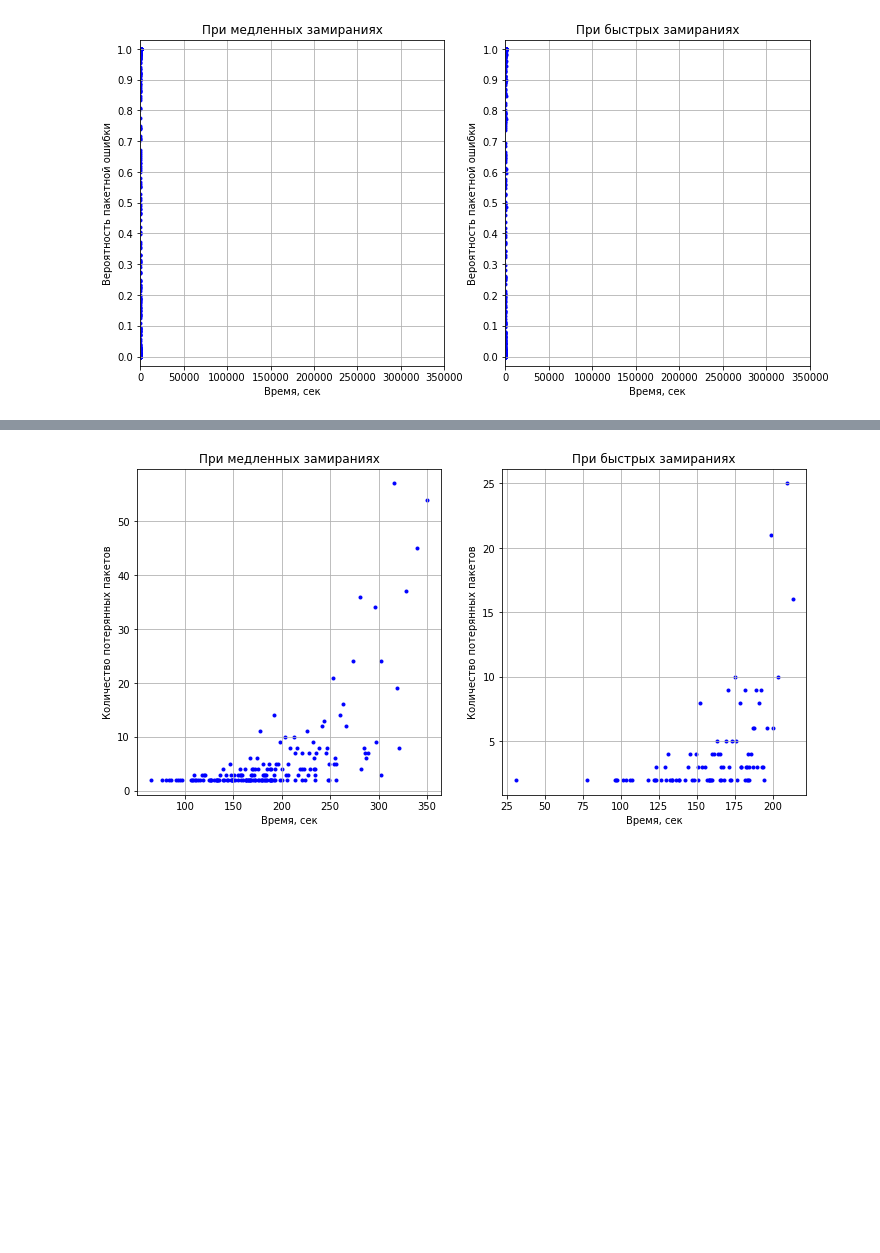
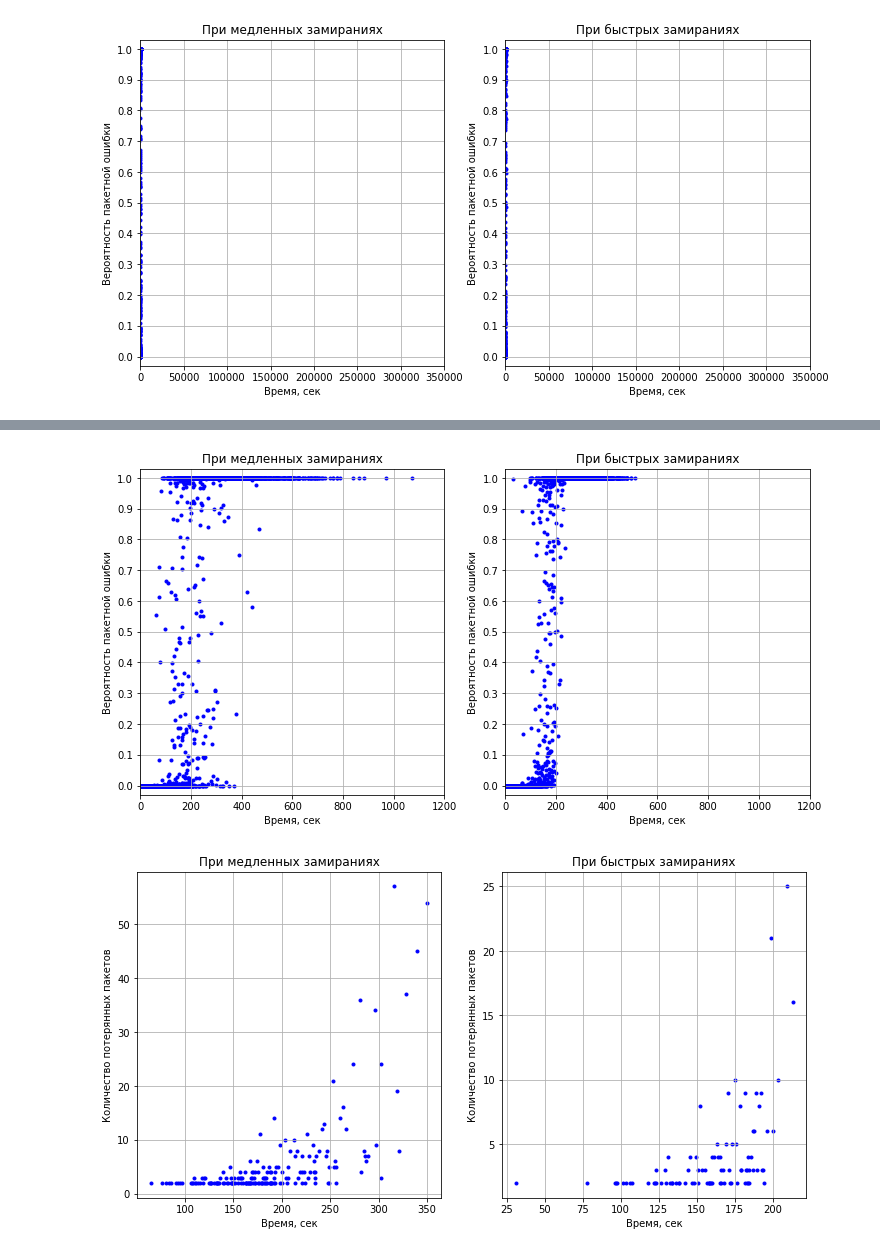
Before and after one commit to bringmetohappiness/IU3-Wireless-Technologies-in-Information-Systems, a Jupyter notebook: Lab2/modified2 plots.ipynb, the cells around one changed output, grey strips where cells are left out. Drawn from its saved outputs; the diff is of its cells as text; code cells hidden in the pictures; blank space fills up the shorter version.

```diff
--- a/Lab2/modified2 plots.ipynb
+++ b/Lab2/modified2 plots.ipynb
@@ -129,2 +143,25 @@ plt.show()
+# %%
+fig, axes = plt.subplots(1, 2, figsize=(12, 6))
+axes[0].set_title('При медленных замираниях')
+axes[0].scatter(ln_times, ln_bit_error_rates, marker='.', color='blue')
+axes[0].grid(True)
+axes[0].set_xlim(0, 1200)
+axes[0].set_ylim(-0.03, 1.03)
+axes[0].set_yticks(y_ticks)
+axes[0].set_xlabel('Время, сек')
+axes[0].set_ylabel('Вероятность пакетной ошибки')
+
+axes[1].set_title('При быстрых замираниях')
+axes[1].scatter(r_times, r_packet_error_rates, marker='.', color='blue')
+axes[1].grid(True)
+axes[1].set_xlim(0, 1200)
+axes[1].set_ylim(-0.03, 1.03)
+axes[1].set_yticks(y_ticks)
+axes[1].set_xlabel('Время, сек')
+axes[1].set_ylabel('Вероятность пакетной ошибки')
+
+plt.show()
+# %% [output]
+[figure, added]
 # %%
 def num_lost_packets(times, packet_ids):
```
Also changed, not shown: parts of 8 cells of this notebook, 3 other files.
